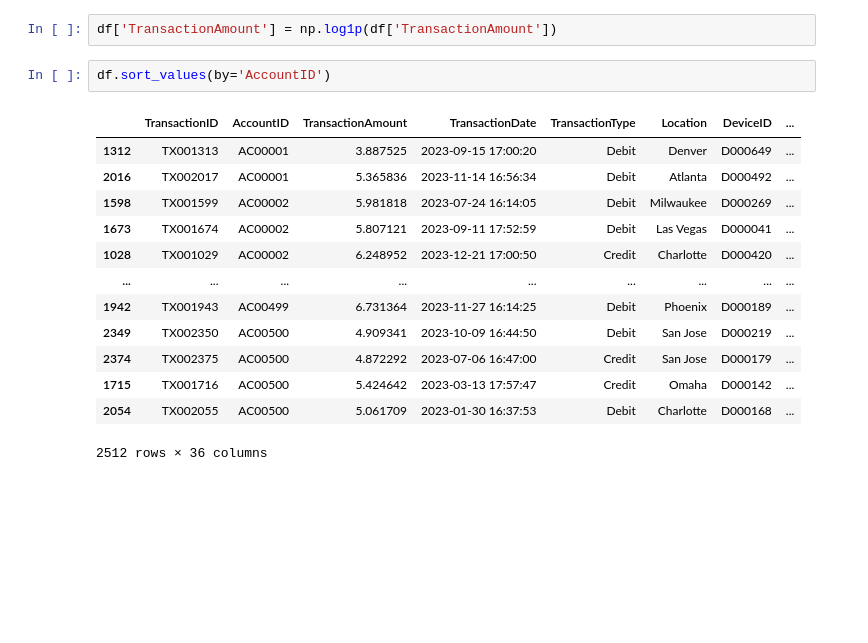
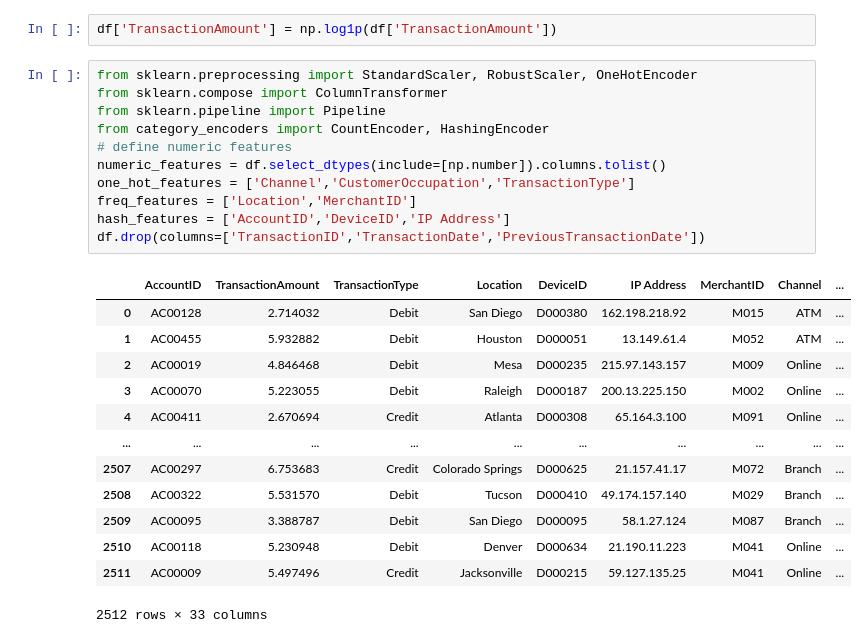
Before and after one commit to Maxwell-Selassie/Fraud-Detection, a Jupyter notebook: notebooks/featureEngineering.ipynb, the cells around one changed output. Saved outputs shown, nothing was run; the diff lists cells and outputs as text; blank space fills up the shorter version.

```diff
--- a/notebooks/featureEngineering.ipynb
+++ b/notebooks/featureEngineering.ipynb
@@ -68,19 +68,28 @@ df['merchant_amount_deviation'] = (df['TransactionAmount'] - df['merchant_avg_am
 df['loginAttemps_excess'] = df['LoginAttempts'] - df['avg_loginAttempts']
 # %%
 df['TransactionAmount'] = np.log1p(df['TransactionAmount'])
-# %%
-df.sort_values(by='AccountID')
-# %% [output]
-|  | TransactionID | AccountID | TransactionAmount | TransactionDate | TransactionType | Location | DeviceID | ... |
-| 1312 | TX001313 | AC00001 | 3.887525 | 2023-09-15 17:00:20 | Debit | Denver | D000649 | ... |
-| 2016 | TX002017 | AC00001 | 5.365836 | 2023-11-14 16:56:34 | Debit | Atlanta | D000492 | ... |
-| 1598 | TX001599 | AC00002 | 5.981818 | 2023-07-24 16:14:05 | Debit | Milwaukee | D000269 | ... |
-| 1673 | TX001674 | AC00002 | 5.807121 | 2023-09-11 17:52:59 | Debit | Las Vegas | D000041 | ... |
-| 1028 | TX001029 | AC00002 | 6.248952 | 2023-12-21 17:00:50 | Credit | Charlotte | D000420 | ... |
-| ... | ... | ... | ... | ... | ... | ... | ... | ... |
-| 1942 | TX001943 | AC00499 | 6.731364 | 2023-11-27 16:14:25 | Debit | Phoenix | D000189 | ... |
-| 2349 | TX002350 | AC00500 | 4.909341 | 2023-10-09 16:44:50 | Debit | San Jose | D000219 | ... |
-| 2374 | TX002375 | AC00500 | 4.872292 | 2023-07-06 16:47:00 | Credit | San Jose | D000179 | ... |
-| 1715 | TX001716 | AC00500 | 5.424642 | 2023-03-13 17:57:47 | Credit | Omaha | D000142 | ... |
-| 2054 | TX002055 | AC00500 | 5.061709 | 2023-01-30 16:37:53 | Debit | Charlotte | D000168 | ... |
-2512 rows × 36 columns
+# %%
+from sklearn.preprocessing import StandardScaler, RobustScaler, OneHotEncoder
+from sklearn.compose import ColumnTransformer
+from sklearn.pipeline import Pipeline
+from category_encoders import CountEncoder, HashingEncoder
+# define numeric features
+numeric_features = df.select_dtypes(include=[np.number]).columns.tolist()
+one_hot_features = ['Channel','CustomerOccupation','TransactionType']
+freq_features = ['Location','MerchantID']
+hash_features = ['AccountID','DeviceID','IP Address']
+df.drop(columns=['TransactionID','TransactionDate','PreviousTransactionDate'])
+# %% [output]
+|  | AccountID | TransactionAmount | TransactionType | Location | DeviceID | IP Address | MerchantID | Channel | ... |
+| 0 | AC00128 | 2.714032 | Debit | San Diego | D000380 | 162.198.218.92 | M015 | ATM | ... |
+| 1 | AC00455 | 5.932882 | Debit | Houston | D000051 | 13.149.61.4 | M052 | ATM | ... |
+| 2 | AC00019 | 4.846468 | Debit | Mesa | D000235 | 215.97.143.157 | M009 | Online | ... |
+| 3 | AC00070 | 5.223055 | Debit | Raleigh | D000187 | 200.13.225.150 | M002 | Online | ... |
+| 4 | AC00411 | 2.670694 | Credit | Atlanta | D000308 | 65.164.3.100 | M091 | Online | ... |
+| ... | ... | ... | ... | ... | ... | ... | ... | ... | ... |
+| 2507 | AC00297 | 6.753683 | Credit | Colorado Springs | D000625 | 21.157.41.17 | M072 | Branch | ... |
+| 2508 | AC00322 | 5.531570 | Debit | Tucson | D000410 | 49.174.157.140 | M029 | Branch | ... |
+| 2509 | AC00095 | 3.388787 | Debit | San Diego | D000095 | 58.1.27.124 | M087 | Branch | ... |
+| 2510 | AC00118 | 5.230948 | Debit | Denver | D000634 | 21.190.11.223 | M041 | Online | ... |
+| 2511 | AC00009 | 5.497496 | Credit | Jacksonville | D000215 | 59.127.135.25 | M041 | Online | ... |
+2512 rows × 33 columns
```
Also changed, not shown: parts of 1 cell of this notebook, 5 other files.
